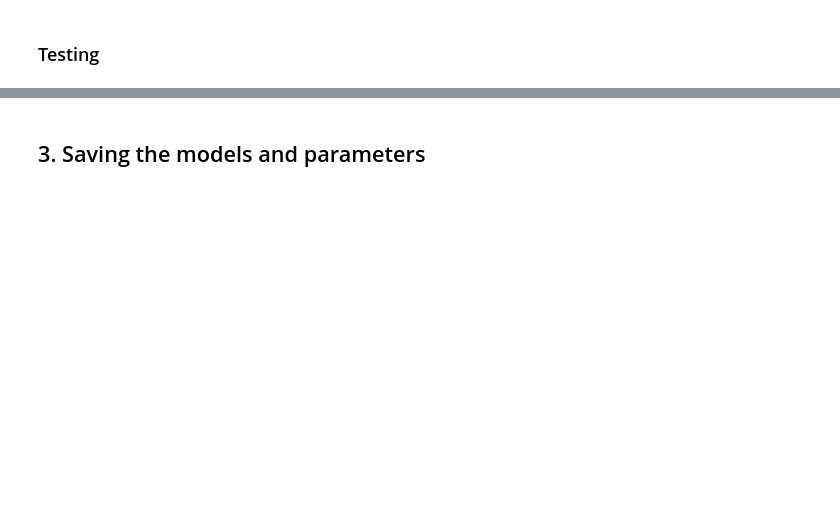
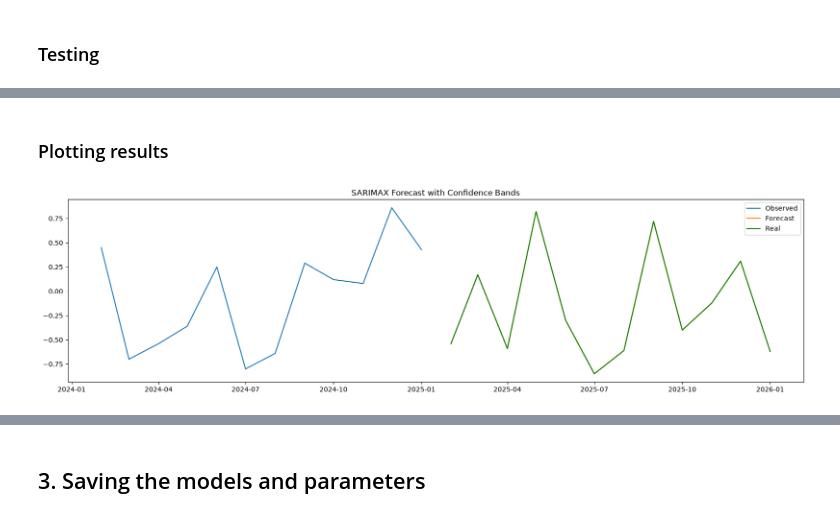
Before and after one commit to Francisscus/Employment_rate_predictor, a Jupyter notebook: 003_SARIMAX_baseline.ipynb, the cells around one changed output, grey strips where cells are left out. Cells and saved outputs as stored; diff of their text form; code cells hidden in the pictures; blank space fills up the shorter version.

```diff
--- a/003_SARIMAX_baseline.ipynb
+++ b/003_SARIMAX_baseline.ipynb
@@ -89,6 +95,8 @@ df_merged_detrended = df_merged_detrended.set_index('date')
 # %%
-exog_train = X_columns.iloc[5:-12]
+exog_train = X_columns.iloc[5:-24]
+exog_val = X_columns.iloc[23:-12]
 exog_test = X_columns.iloc[-12:]
 
-y_train = df_merged_detrended.iloc[5:-12]['unemployment_rate_diff']
+y_train = df_merged_detrended.iloc[5:-24]['unemployment_rate_diff']
+y_val = df_merged_detrended.iloc[23:-12]['unemployment_rate_diff']
 y_test = df_merged_detrended.iloc[-12:]['unemployment_rate_diff']
@@ -276 +346,26 @@ y_original = df_merged_detrended['TotSales'].iloc[-13]
+# %% [markdown]
+### Plotting results
+# %%
+import matplotlib.pyplot as plt
+
+plt.figure(figsize=(20,5))
+
+plt.plot(y_train.iloc[-h:].index, y_train.iloc[-h:], label='Observed')
+plt.plot(y_pred.iloc[-h:].index, y_pred.iloc[-h:], label='Forecast', color='C1')
+plt.plot(y_test.index, y_test, label='Real', color = 'green')
+
+# plt.fill_between(
+#     forecast_mean.index,
+#     conf_int.iloc[:, 0],
+#     conf_int.iloc[:, 1],
+#     color='C1',
+#     alpha=0.3,
+#     label='95% CI'
+# )
+
+plt.legend()
+plt.title("SARIMAX Forecast with Confidence Bands")
+plt.show()
+# %% [output]
+[figure, added]
 # %%
```
Also changed, not shown: parts of 63 cells of this notebook, 3 other files.
